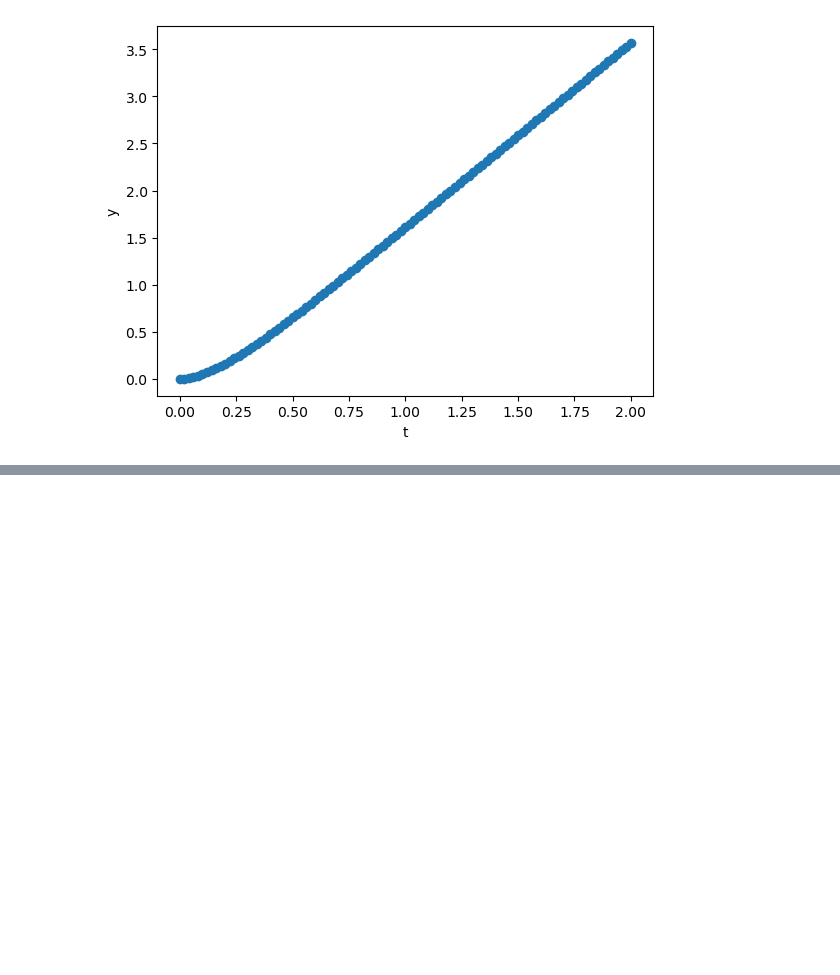
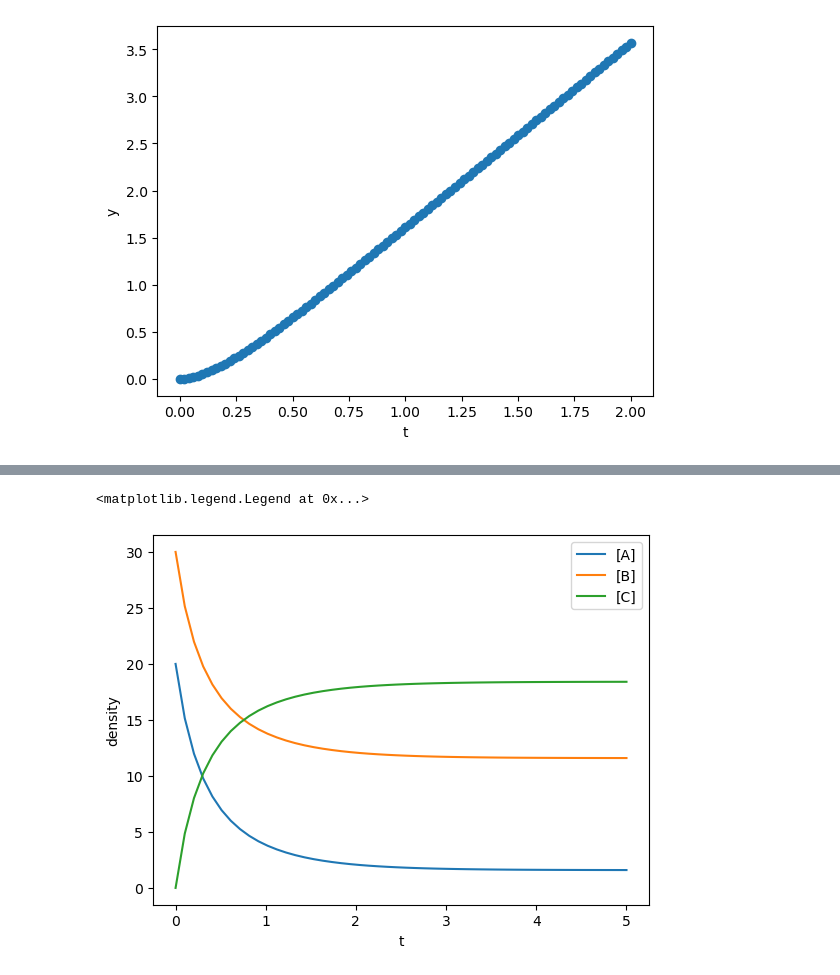
Before and after one commit to kyorin-phys/joho, a Jupyter notebook: p8.ipynb, the cells around one changed output, grey strips where cells are left out. Drawn from its saved outputs; the diff is of its cells as text; code cells hidden in the pictures; blank space fills up the shorter version.

```diff
--- a/p8.ipynb
+++ b/p8.ipynb
@@ -143,0 +230,20 @@ plt.show()
+# %%
+# scipy.integrate で解く
+from scipy.integrate import solve_ivp
+def dydt(t, Y, k1, k2):
+    x, y, z = Y
+    return [-k1*x*y+k2*z,-k1*x*y+k2*z, k1*x*y-k2*z]
+
+tspan = [0, 5]
+Y0 = [20, 30, 0]
+t_eval = np.linspace(0, 5)
+sol = solve_ivp(dydt, tspan, Y0, t_eval=t_eval, args=(k1,k2,))
+plt.plot(sol.t, sol.y[0],label='[A]')
+plt.plot(sol.t, sol.y[1],label='[B]')
+plt.plot(sol.t, sol.y[2],label='[C]')
+plt.xlabel('t')
+plt.ylabel('density')
+plt.legend()
+# %% [output]
+<matplotlib.legend.Legend at 0x...>
+[figure, added]
```
Also changed, not shown: parts of 14 cells of this notebook.
